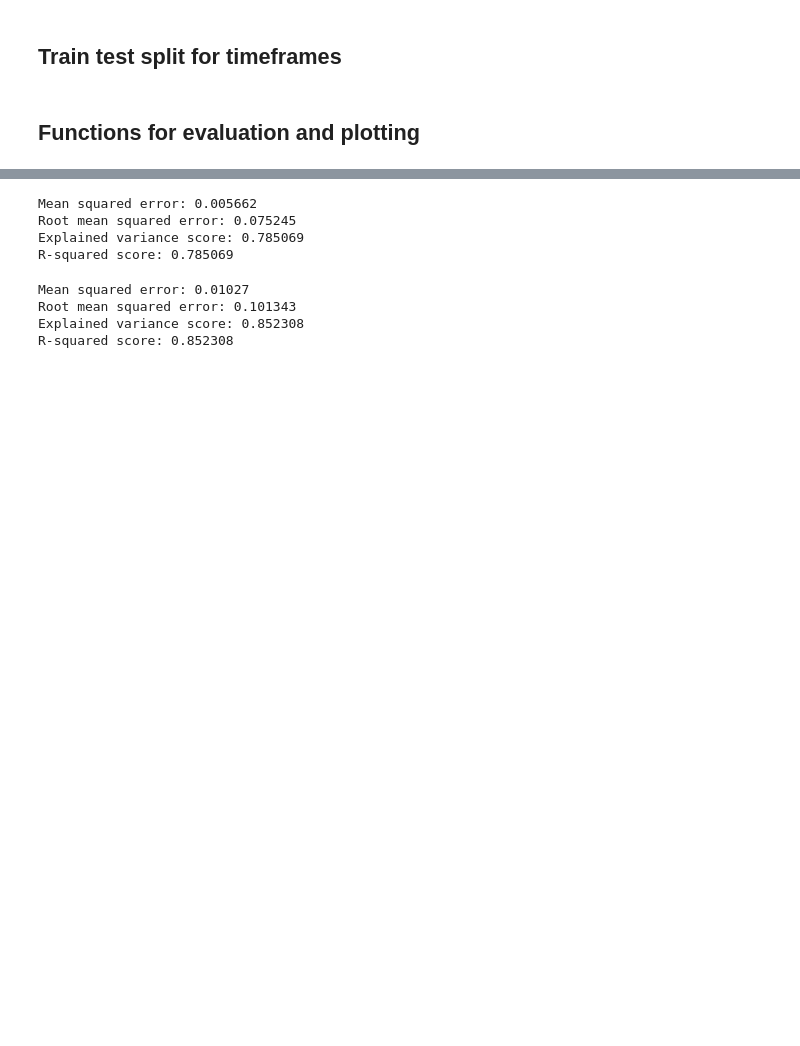
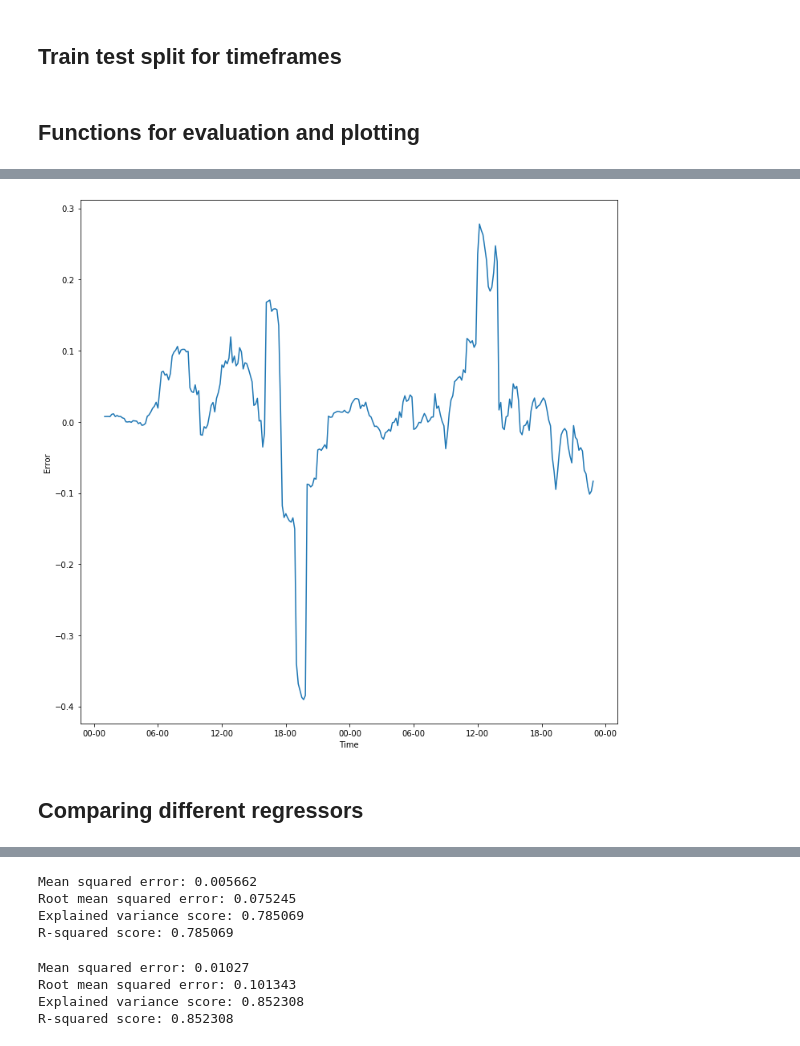
Before and after one commit to matthiswe/EinsMan-Ausfallarbeit, a Jupyter notebook: Capstone_Quadra_Energy Modelling.ipynb, the cells around one changed output, grey strips where cells are left out. Saved outputs shown, nothing was run; the diff lists cells and outputs as text; code cells hidden in the pictures; blank space fills up the shorter version.

```diff
--- a/Capstone_Quadra_Energy Modelling.ipynb
+++ b/Capstone_Quadra_Energy Modelling.ipynb
@@ -326,0 +435,4 @@ def plot_pred_timeframe(y_test, y_pred):
+# %%
+timeframe_start = '2019-01-01 00:00'
+timeframe_end = '2019-01-11 00:00'
+results, y_list = modelling_naive(X, Y3, timeframe_start, timeframe_end, days=48, lag=6)
@@ -326,0 +447,14 @@ def plot_pred_timeframe(y_test, y_pred):
+# %%
+y = y_list['error']
+x = y_list.index
+fig, ax = plt.subplots(figsize=(12, 12))
+date_form = DateFormatter("%H-%M")
+ax.xaxis.set_major_formatter(date_form)
+plt.plot(x, y)
+plt.xlabel('Time')
+plt.ylabel('Error')
+plt.show()
+# %% [output]
+[figure, added]
+# %% [markdown]
+## Comparing different regressors
```
Also changed, not shown: parts of 72 cells of this notebook, 1 other file.
